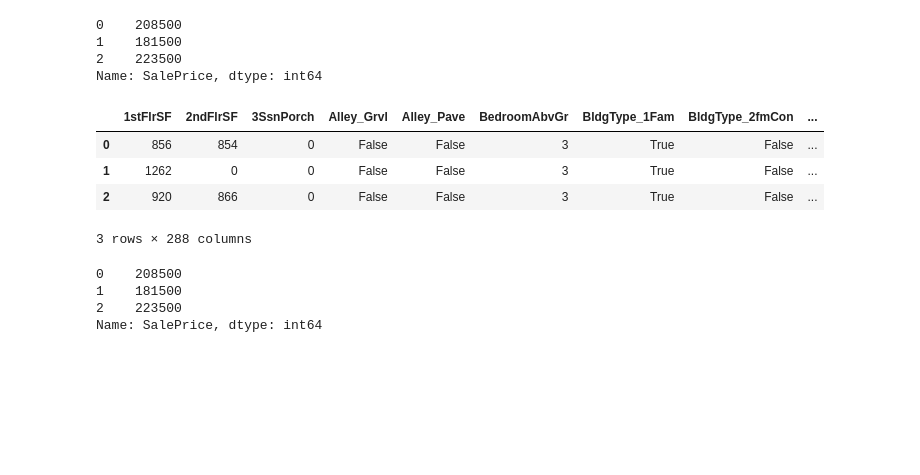
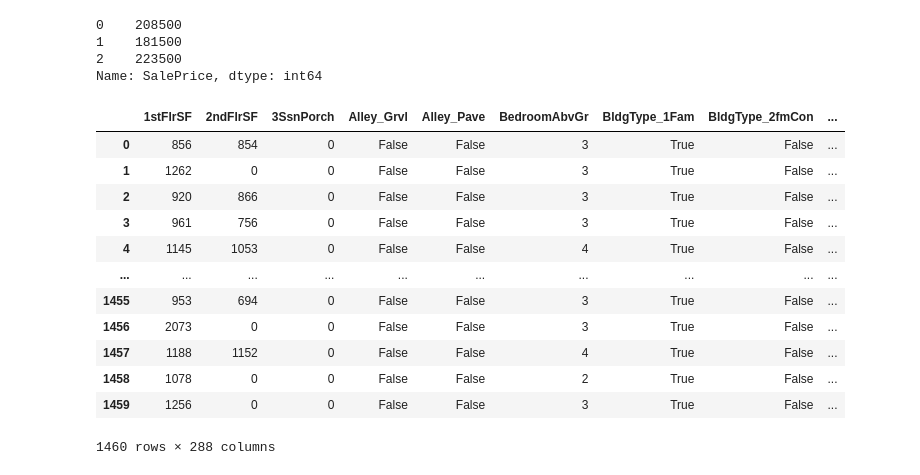
Before and after one commit to learn2Pro/rl_learning, a Jupyter notebook: kaggle/house_price.ipynb, the cells around one changed output. Drawn from its saved outputs; the diff is of its cells as text; code cells hidden in the pictures; blank space fills up the shorter version.

```diff
--- a/kaggle/house_price.ipynb
+++ b/kaggle/house_price.ipynb
@@ -307,19 +303,19 @@ train_data['SalePrice'].head(3)
 2    223500
 Name: SalePrice, dtype: int64
 # %%
-x_train = train_data.drop(['SalePrice'], axis=1)
-x_train.head(3)
+X = train_data.drop(['SalePrice'], axis=1)
+X
 # %% [output]
 |  | 1stFlrSF | 2ndFlrSF | 3SsnPorch | Alley_Grvl | Alley_Pave | BedroomAbvGr | BldgType_1Fam | BldgType_2fmCon | ... |
 | 0 | 856 | 854 | 0 | False | False | 3 | True | False | ... |
 | 1 | 1262 | 0 | 0 | False | False | 3 | True | False | ... |
 | 2 | 920 | 866 | 0 | False | False | 3 | True | False | ... |
+| 3 | 961 | 756 | 0 | False | False | 3 | True | False | ... |
+| 4 | 1145 | 1053 | 0 | False | False | 4 | True | False | ... |
+| ... | ... | ... | ... | ... | ... | ... | ... | ... | ... |
+| 1455 | 953 | 694 | 0 | False | False | 3 | True | False | ... |
+| 1456 | 2073 | 0 | 0 | False | False | 3 | True | False | ... |
+| 1457 | 1188 | 1152 | 0 | False | False | 4 | True | False | ... |
+| 1458 | 1078 | 0 | 0 | False | False | 2 | True | False | ... |
+| 1459 | 1256 | 0 | 0 | False | False | 3 | True | False | ... |
-3 rows × 288 columns
+1460 rows × 288 columns
-# %%
-y_train = train_data['SalePrice']
-y_train.head(3)
-# %% [output]
-0    208500
-1    181500
-2    223500
-Name: SalePrice, dtype: int64
```
Also changed, not shown: parts of 70 cells of this notebook, 3 other files.
